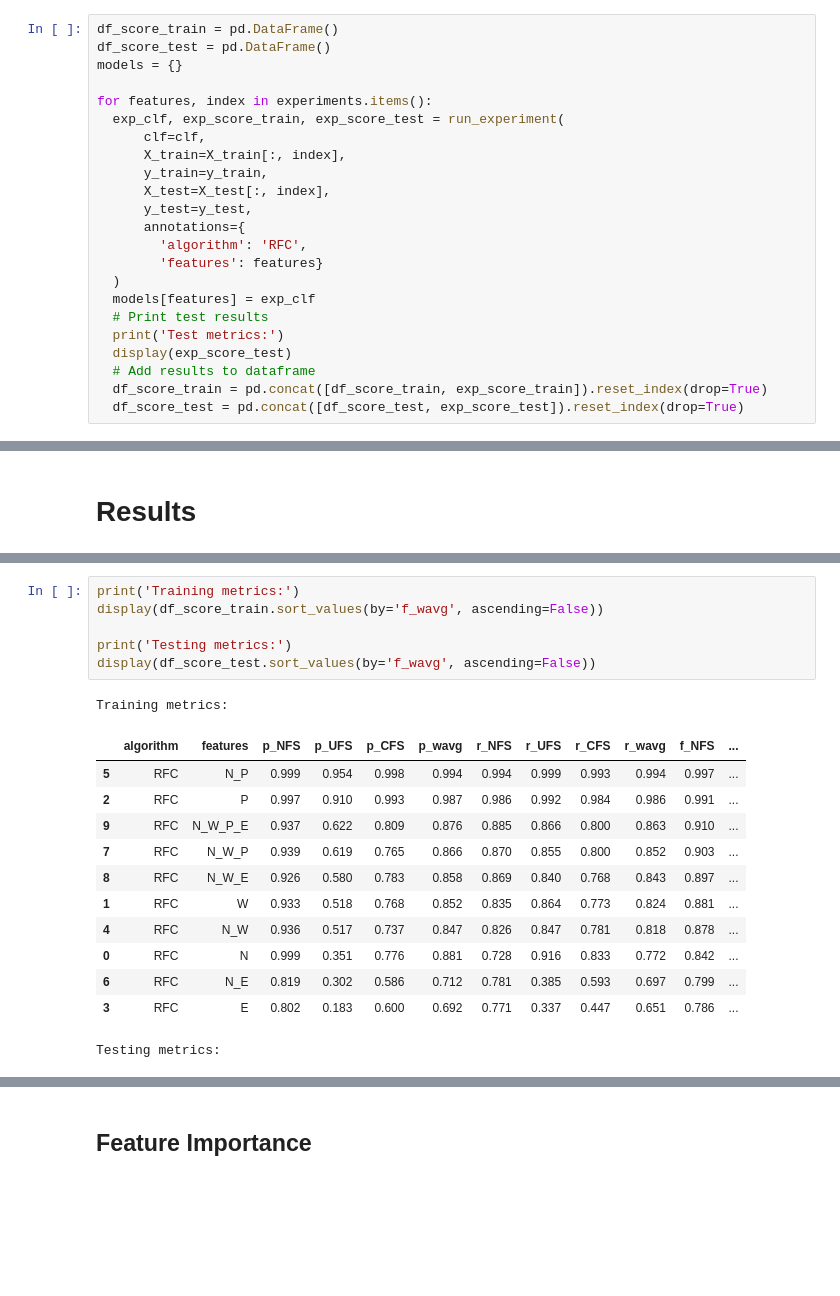
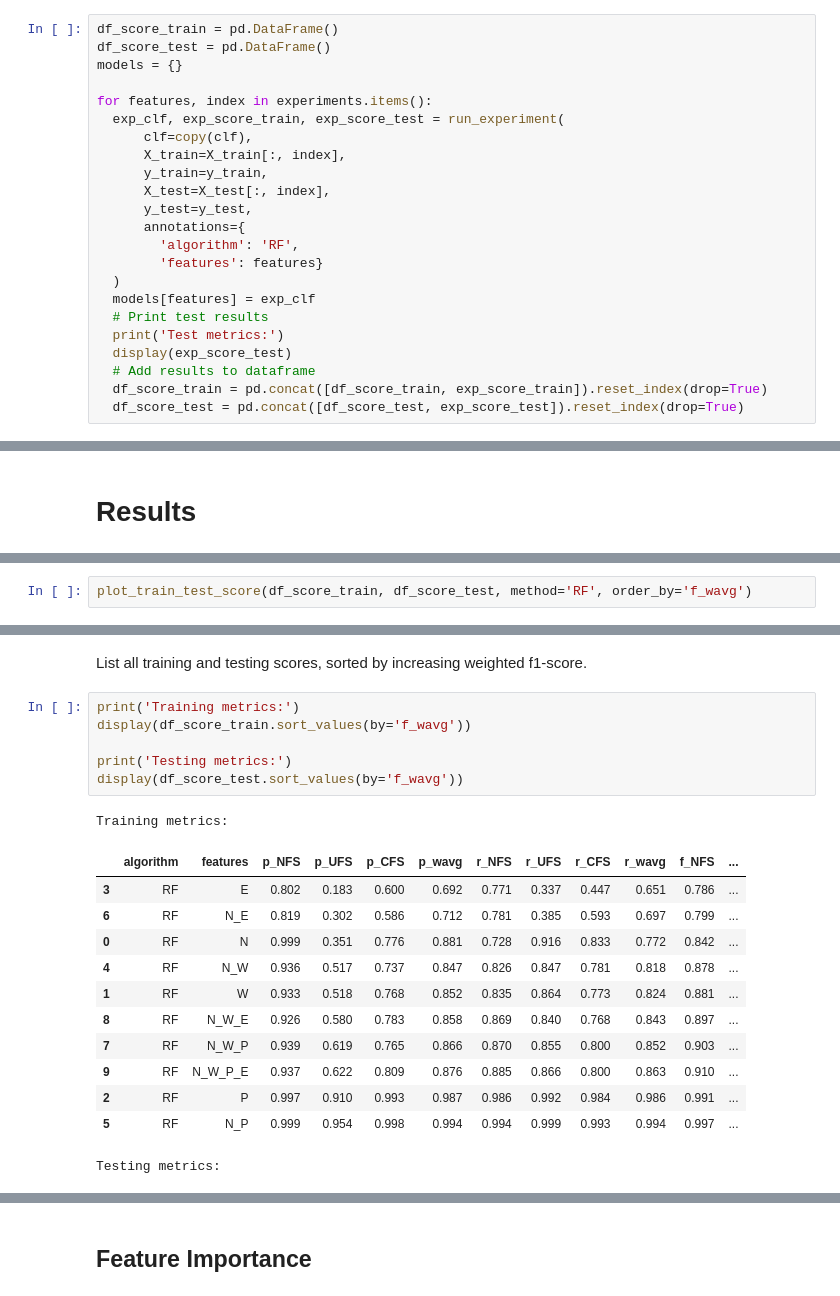
Before and after one commit to SigneK42/fact_check_worthy_claim, a Jupyter notebook: notebooks/RandomForest.ipynb, the cells around one changed output, grey strips where cells are left out. Cells and saved outputs as stored; diff of their text form; blank space fills up the shorter version.

```diff
--- a/notebooks/RandomForest.ipynb
+++ b/notebooks/RandomForest.ipynb
@@ -120,13 +118,13 @@ models = {}
 
 for features, index in experiments.items():
   exp_clf, exp_score_train, exp_score_test = run_experiment(
-      clf=clf,
+      clf=copy(clf),
       X_train=X_train[:, index],
       y_train=y_train,
       X_test=X_test[:, index],
       y_test=y_test,
       annotations={
-        'algorithm': 'RFC',
+        'algorithm': 'RF',
         'features': features}
   )
   models[features] = exp_clf
@@ -172,0 +173,2 @@ Test metrics:
+# %%
+plot_train_test_score(df_score_train, df_score_test, method='RF', order_by='f_wavg')
@@ -173,21 +183,23 @@ Test metrics:
+# %% [markdown]
+List all training and testing scores, sorted by increasing weighted f1-score.
 # %%
 print('Training metrics:')
-display(df_score_train.sort_values(by='f_wavg', ascending=False))
+display(df_score_train.sort_values(by='f_wavg'))
 
 print('Testing metrics:')
-display(df_score_test.sort_values(by='f_wavg', ascending=False))
+display(df_score_test.sort_values(by='f_wavg'))
 # %% [output]
 Training metrics:
 |  | algorithm | features | p_NFS | p_UFS | p_CFS | p_wavg | r_NFS | r_UFS | r_CFS | r_wavg | f_NFS | ... |
-| 5 | RFC | N_P | 0.999 | 0.954 | 0.998 | 0.994 | 0.994 | 0.999 | 0.993 | 0.994 | 0.997 | ... |
-| 2 | RFC | P | 0.997 | 0.910 | 0.993 | 0.987 | 0.986 | 0.992 | 0.984 | 0.986 | 0.991 | ... |
-| 9 | RFC | N_W_P_E | 0.937 | 0.622 | 0.809 | 0.876 | 0.885 | 0.866 | 0.800 | 0.863 | 0.910 | ... |
-| 7 | RFC | N_W_P | 0.939 | 0.619 | 0.765 | 0.866 | 0.870 | 0.855 | 0.800 | 0.852 | 0.903 | ... |
-| 8 | RFC | N_W_E | 0.926 | 0.580 | 0.783 | 0.858 | 0.869 | 0.840 | 0.768 | 0.843 | 0.897 | ... |
-| 1 | RFC | W | 0.933 | 0.518 | 0.768 | 0.852 | 0.835 | 0.864 | 0.773 | 0.824 | 0.881 | ... |
-| 4 | RFC | N_W | 0.936 | 0.517 | 0.737 | 0.847 | 0.826 | 0.847 | 0.781 | 0.818 | 0.878 | ... |
-| 0 | RFC | N | 0.999 | 0.351 | 0.776 | 0.881 | 0.728 | 0.916 | 0.833 | 0.772 | 0.842 | ... |
-| 6 | RFC | N_E | 0.819 | 0.302 | 0.586 | 0.712 | 0.781 | 0.385 | 0.593 | 0.697 | 0.799 | ... |
-| 3 | RFC | E | 0.802 | 0.183 | 0.600 | 0.692 | 0.771 | 0.337 | 0.447 | 0.651 | 0.786 | ... |
+| 3 | RF | E | 0.802 | 0.183 | 0.600 | 0.692 | 0.771 | 0.337 | 0.447 | 0.651 | 0.786 | ... |
+| 6 | RF | N_E | 0.819 | 0.302 | 0.586 | 0.712 | 0.781 | 0.385 | 0.593 | 0.697 | 0.799 | ... |
+| 0 | RF | N | 0.999 | 0.351 | 0.776 | 0.881 | 0.728 | 0.916 | 0.833 | 0.772 | 0.842 | ... |
+| 4 | RF | N_W | 0.936 | 0.517 | 0.737 | 0.847 | 0.826 | 0.847 | 0.781 | 0.818 | 0.878 | ... |
+| 1 | RF | W | 0.933 | 0.518 | 0.768 | 0.852 | 0.835 | 0.864 | 0.773 | 0.824 | 0.881 | ... |
+| 8 | RF | N_W_E | 0.926 | 0.580 | 0.783 | 0.858 | 0.869 | 0.840 | 0.768 | 0.843 | 0.897 | ... |
+| 7 | RF | N_W_P | 0.939 | 0.619 | 0.765 | 0.866 | 0.870 | 0.855 | 0.800 | 0.852 | 0.903 | ... |
+| 9 | RF | N_W_P_E | 0.937 | 0.622 | 0.809 | 0.876 | 0.885 | 0.866 | 0.800 | 0.863 | 0.910 | ... |
+| 2 | RF | P | 0.997 | 0.910 | 0.993 | 0.987 | 0.986 | 0.992 | 0.984 | 0.986 | 0.991 | ... |
+| 5 | RF | N_P | 0.999 | 0.954 | 0.998 | 0.994 | 0.994 | 0.999 | 0.993 | 0.994 | 0.997 | ... |
 Testing metrics:
 |  | algorithm | features | p_NFS | p_UFS | p_CFS | p_wavg | r_NFS | r_UFS | r_CFS | r_wavg | f_NFS | ... |
```
Also changed, not shown: parts of 10 cells of this notebook, 2 other files.
